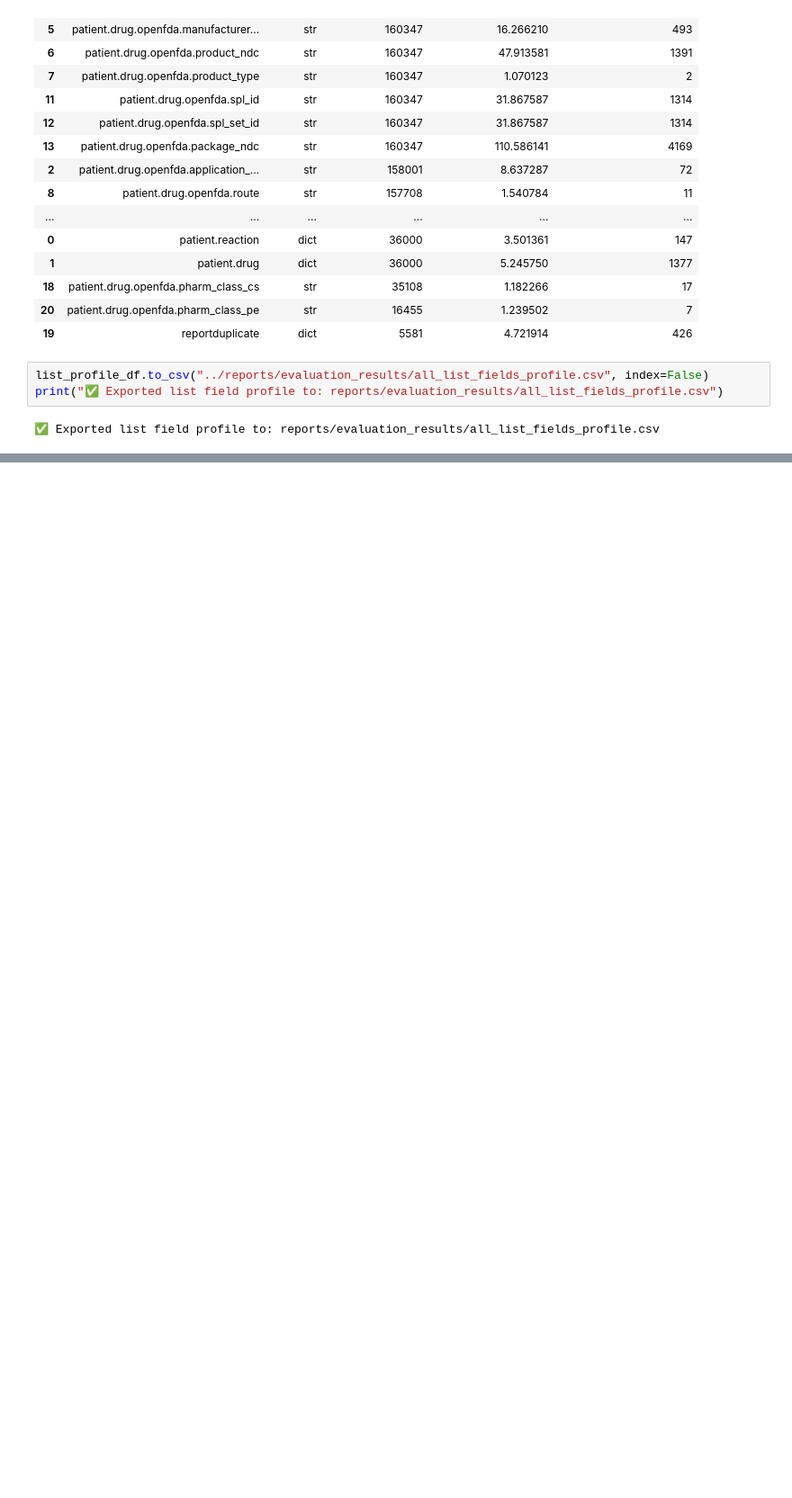
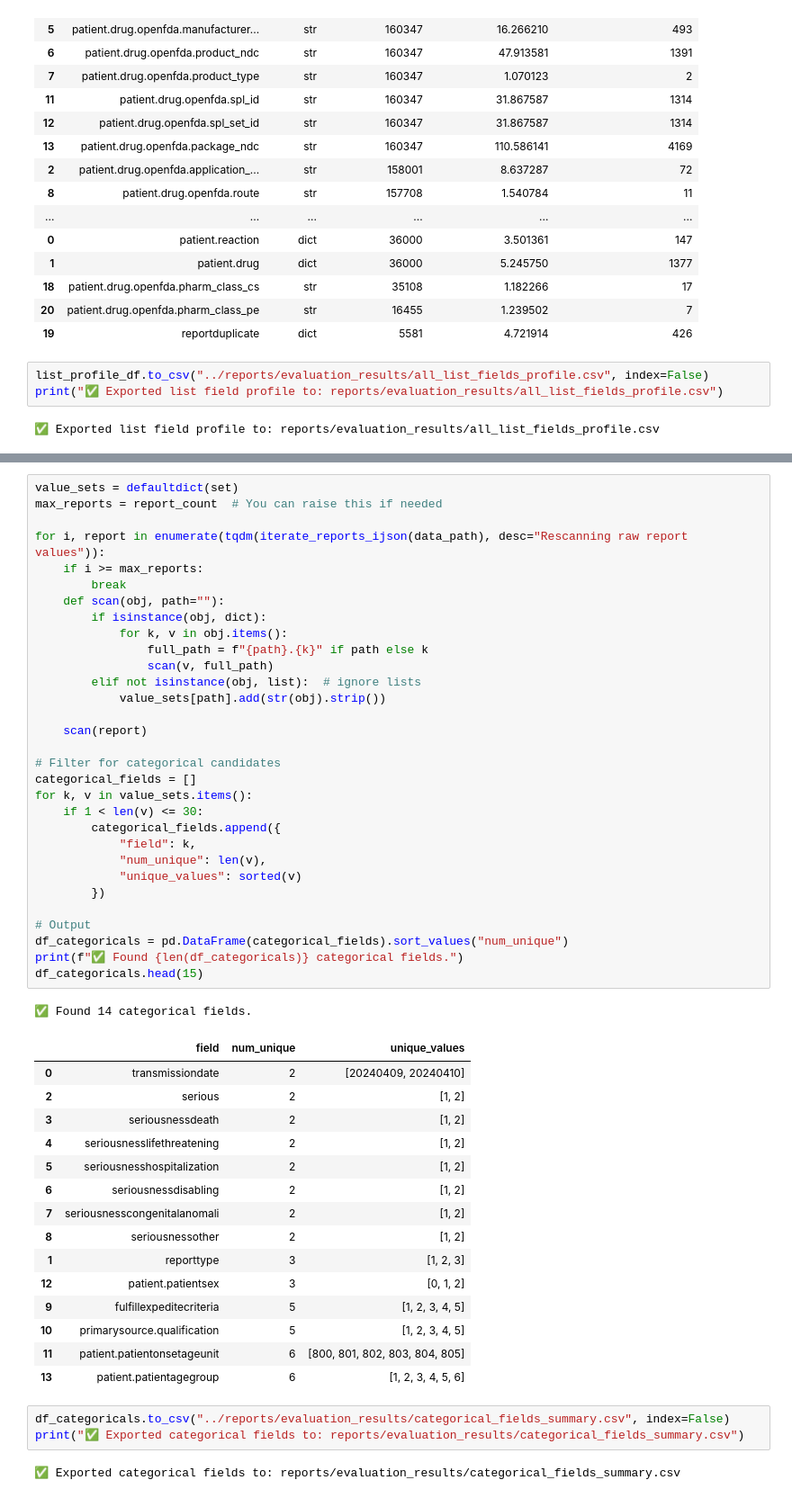
Before and after one commit to MaciejSzwedowicz/Maciej_Sz_BEP, a Jupyter notebook: notebooks/OpenFDA_Structure_Analysis.ipynb, the cells around one changed output, grey strips where cells are left out. Shown at 90% size. Drawn from its saved outputs; the diff is of its cells as text; blank space fills up the shorter version.

```diff
--- a/notebooks/OpenFDA_Structure_Analysis.ipynb
+++ b/notebooks/OpenFDA_Structure_Analysis.ipynb
@@ -519,0 +546,53 @@ print("✅ Exported list field profile to: reports/evaluation_results/all_list_f
+# %%
+value_sets = defaultdict(set)
+max_reports = report_count  # You can raise this if needed
+
+for i, report in enumerate(tqdm(iterate_reports_ijson(data_path), desc="Rescanning raw report values")):
+    if i >= max_reports:
+        break
+    def scan(obj, path=""):
+        if isinstance(obj, dict):
+            for k, v in obj.items():
+                full_path = f"{path}.{k}" if path else k
+                scan(v, full_path)
+        elif not isinstance(obj, list):  # ignore lists
+            value_sets[path].add(str(obj).strip())
+
+    scan(report)
+
+# Filter for categorical candidates
+categorical_fields = []
+for k, v in value_sets.items():
+    if 1 < len(v) <= 30:
+        categorical_fields.append({
+            "field": k,
+            "num_unique": len(v),
+            "unique_values": sorted(v)
+        })
+
+# Output
+df_categoricals = pd.DataFrame(categorical_fields).sort_values("num_unique")
+print(f"✅ Found {len(df_categoricals)} categorical fields.")
+df_categoricals.head(15)
+# %% [output]
+✅ Found 14 categorical fields.
+|  | field | num_unique | unique_values |
+| 0 | transmissiondate | 2 | [20240409, 20240410] |
+| 2 | serious | 2 | [1, 2] |
+| 3 | seriousnessdeath | 2 | [1, 2] |
+| 4 | seriousnesslifethreatening | 2 | [1, 2] |
+| 5 | seriousnesshospitalization | 2 | [1, 2] |
+| 6 | seriousnessdisabling | 2 | [1, 2] |
+| 7 | seriousnesscongenitalanomali | 2 | [1, 2] |
+| 8 | seriousnessother | 2 | [1, 2] |
+| 1 | reporttype | 3 | [1, 2, 3] |
+| 12 | patient.patientsex | 3 | [0, 1, 2] |
+| 9 | fulfillexpeditecriteria | 5 | [1, 2, 3, 4, 5] |
+| 10 | primarysource.qualification | 5 | [1, 2, 3, 4, 5] |
+| 11 | patient.patientonsetageunit | 6 | [800, 801, 802, 803, 804, 805] |
+| 13 | patient.patientagegroup | 6 | [1, 2, 3, 4, 5, 6] |
+# %%
+df_categoricals.to_csv("../reports/evaluation_results/categorical_fields_summary.csv", index=False)
+print("✅ Exported categorical fields to: reports/evaluation_results/categorical_fields_summary.csv")
+# %% [output]
+✅ Exported categorical fields to: reports/evaluation_results/categorical_fields_summary.csv
```
Also changed, not shown: parts of 7 cells of this notebook, 1 other file.
